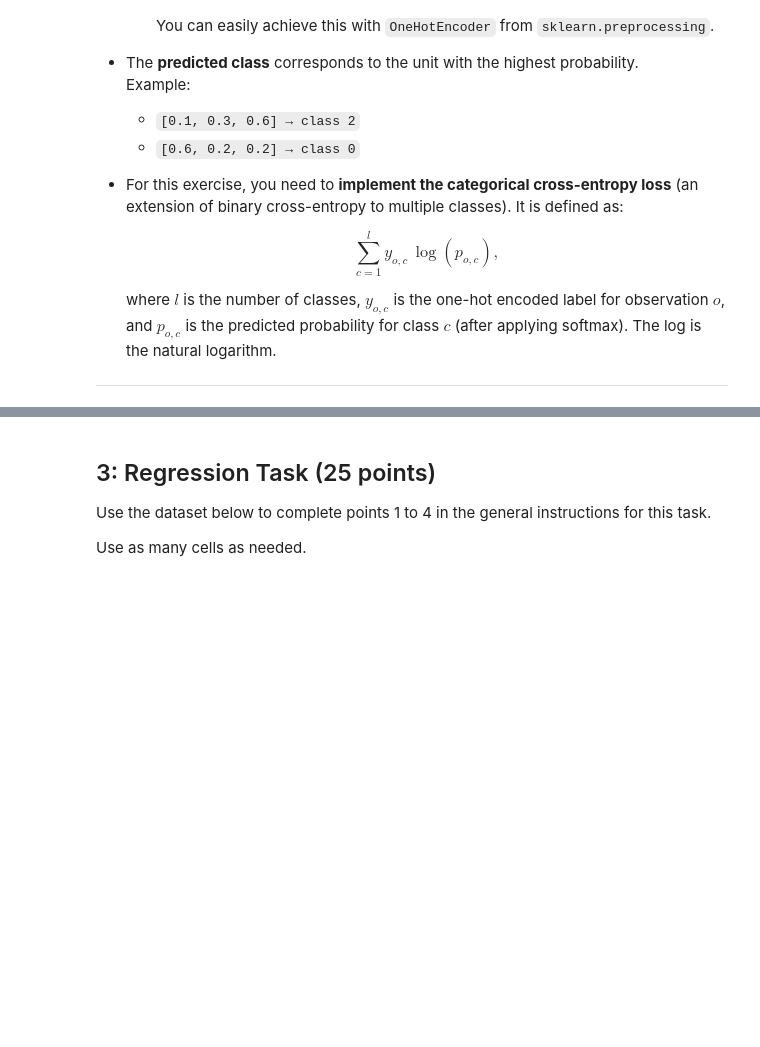
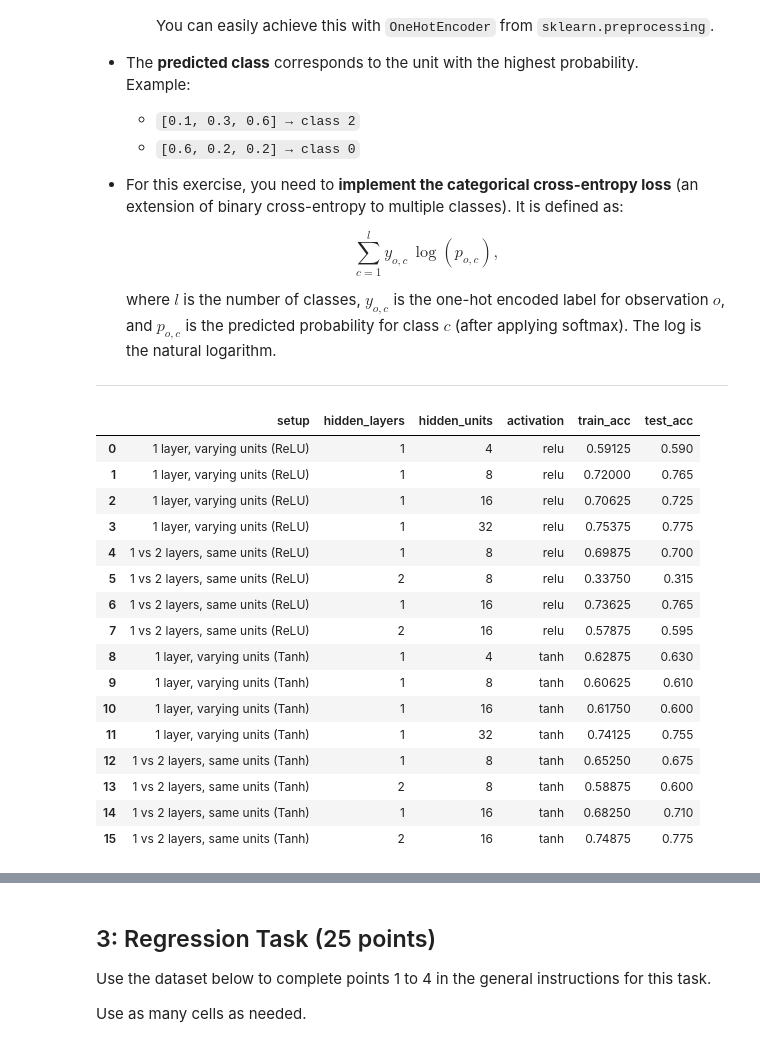
Before and after one commit to rashiadhikarira/ML2_LAB04, a Jupyter notebook: 04-manual-mlps.ipynb, the cells around one changed output, grey strips where cells are left out. Drawn from its saved outputs; the diff is of its cells as text; code cells hidden in the pictures; blank space fills up the shorter version.

```diff
--- a/04-manual-mlps.ipynb
+++ b/04-manual-mlps.ipynb
@@ -266,4 +266,29 @@ X, y = make_classification(n_samples=1000, n_classes=3,
                            n_clusters_per_class=1,
                            n_features=2, n_informative=2, n_redundant=0, random_state=1234, flip_y=0.15)
 # %%
-# USE AS MANY CELLS AS NEEDED
+# 1
+import torch
+import torch.nn.functional as F
+import numpy as np
+import pandas as pd
+from sklearn.model_selection import train_test_split
+from sklearn.preprocessing import StandardScaler, OneHotEncoder
+
+# 80/20 split
+X_train, X_test, y_train, y_test = train_test_split(X, y, test_size=0.2, random_state=1234)
+
+# standardize using only training stats (avoid leakage)
+scaler = StandardScaler()
+X_train = scaler.fit_transform(X_train)
+X_test = scaler.transform(X_test)
+
+# one-hot encode the labels
+encoder = OneHotEncoder(sparse_output=False)
+y_train_oh = encoder.fit_transform(y_train.reshape(-1, 1))
+y_test_oh = encoder.transform(y_test.reshape(-1, 1))
+
+# convert everything to tensors
+X_train_t = torch.tensor(X_train, dtype=torch.float32)
+X_test_t = torch.tensor(X_test, dtype=torch.float32)
+y_train_t = torch.tensor(y_train_oh, dtype=torch.float32)
+y_test_t = torch.tensor(y_test_oh, dtype=torch.float32)
@@ -269,0 +421,22 @@ X, y = make_classification(n_samples=1000, n_classes=3,
+# %%
+#4
+results_df = pd.DataFrame(results)[['setup', 'hidden_layers', 'hidden_units', 'activation', 'train_acc', 'test_acc']]
+results_df
+# %% [output]
+|  | setup | hidden_layers | hidden_units | activation | train_acc | test_acc |
+| 0 | 1 layer, varying units (ReLU) | 1 | 4 | relu | 0.59125 | 0.590 |
+| 1 | 1 layer, varying units (ReLU) | 1 | 8 | relu | 0.72000 | 0.765 |
+| 2 | 1 layer, varying units (ReLU) | 1 | 16 | relu | 0.70625 | 0.725 |
+| 3 | 1 layer, varying units (ReLU) | 1 | 32 | relu | 0.75375 | 0.775 |
+| 4 | 1 vs 2 layers, same units (ReLU) | 1 | 8 | relu | 0.69875 | 0.700 |
+| 5 | 1 vs 2 layers, same units (ReLU) | 2 | 8 | relu | 0.33750 | 0.315 |
+| 6 | 1 vs 2 layers, same units (ReLU) | 1 | 16 | relu | 0.73625 | 0.765 |
+| 7 | 1 vs 2 layers, same units (ReLU) | 2 | 16 | relu | 0.57875 | 0.595 |
+| 8 | 1 layer, varying units (Tanh) | 1 | 4 | tanh | 0.62875 | 0.630 |
+| 9 | 1 layer, varying units (Tanh) | 1 | 8 | tanh | 0.60625 | 0.610 |
+| 10 | 1 layer, varying units (Tanh) | 1 | 16 | tanh | 0.61750 | 0.600 |
+| 11 | 1 layer, varying units (Tanh) | 1 | 32 | tanh | 0.74125 | 0.755 |
+| 12 | 1 vs 2 layers, same units (Tanh) | 1 | 8 | tanh | 0.65250 | 0.675 |
+| 13 | 1 vs 2 layers, same units (Tanh) | 2 | 8 | tanh | 0.58875 | 0.600 |
+| 14 | 1 vs 2 layers, same units (Tanh) | 1 | 16 | tanh | 0.68250 | 0.710 |
+| 15 | 1 vs 2 layers, same units (Tanh) | 2 | 16 | tanh | 0.74875 | 0.775 |
```
Also changed, not shown: parts of 5 cells of this notebook.
